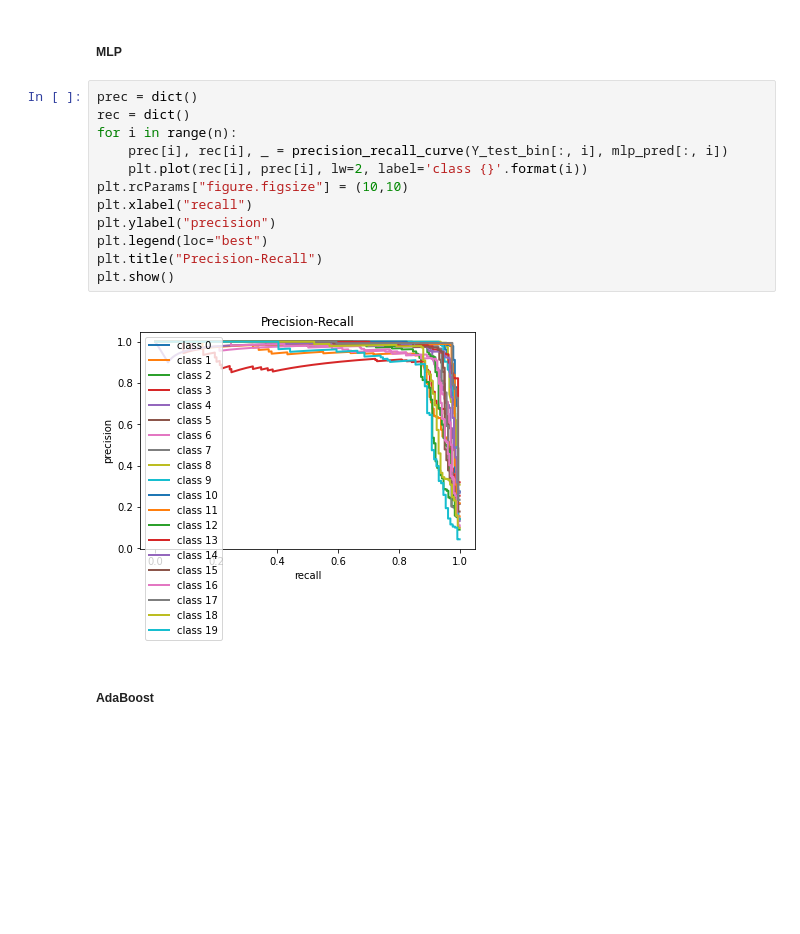
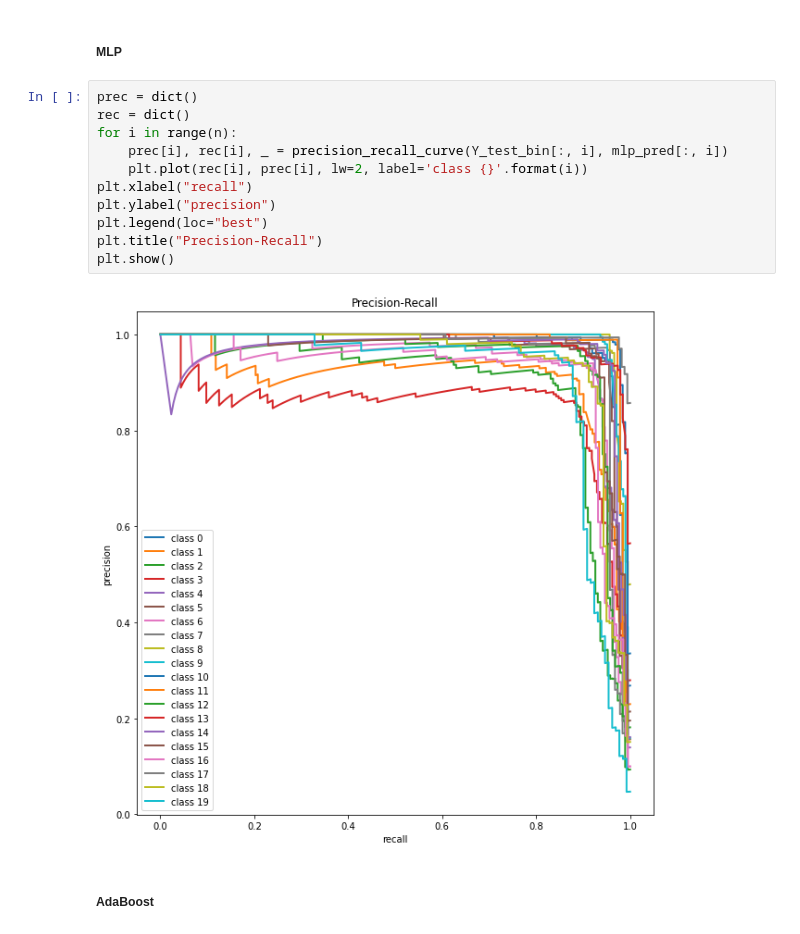
Before and after one commit to pszemkor/ML-AdaBoost-NN-comparison, a Jupyter notebook: ML-proj.ipynb, the cells around one changed output. Saved outputs shown, nothing was run; the diff lists cells and outputs as text; blank space fills up the shorter version.

Commit message:
Correct plots

```diff
--- a/ML-proj.ipynb
+++ b/ML-proj.ipynb
@@ -247,17 +247,16 @@ ada_pred = cls.predict_proba(X_test)
 # %%
 prec = dict()
 rec = dict()
 for i in range(n):
     prec[i], rec[i], _ = precision_recall_curve(Y_test_bin[:, i], mlp_pred[:, i])
     plt.plot(rec[i], prec[i], lw=2, label='class {}'.format(i))
-plt.rcParams["figure.figsize"] = (10,10)
 plt.xlabel("recall")
 plt.ylabel("precision")
 plt.legend(loc="best")
 plt.title("Precision-Recall")
 plt.show()
 # %% [output]
-[figure, old version]
+[figure, new version]
 # %% [markdown]
 #####  AdaBoost
 # %%
```
Also changed, not shown: parts of 3 cells of this notebook.
